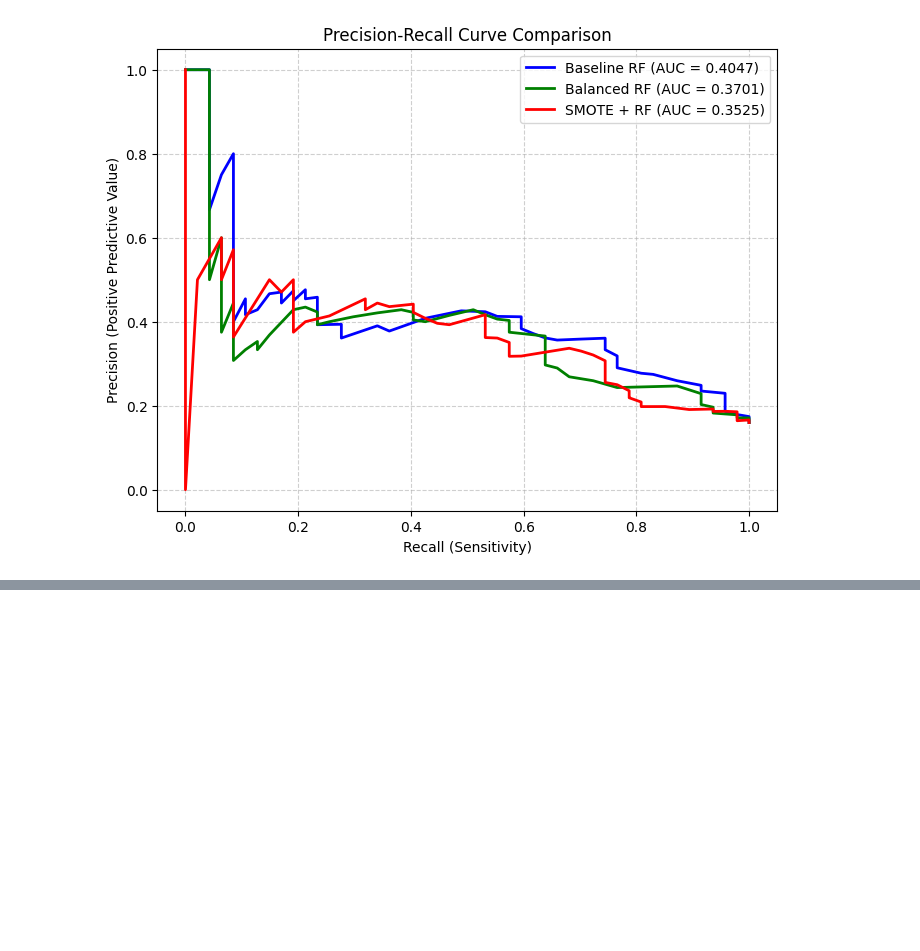
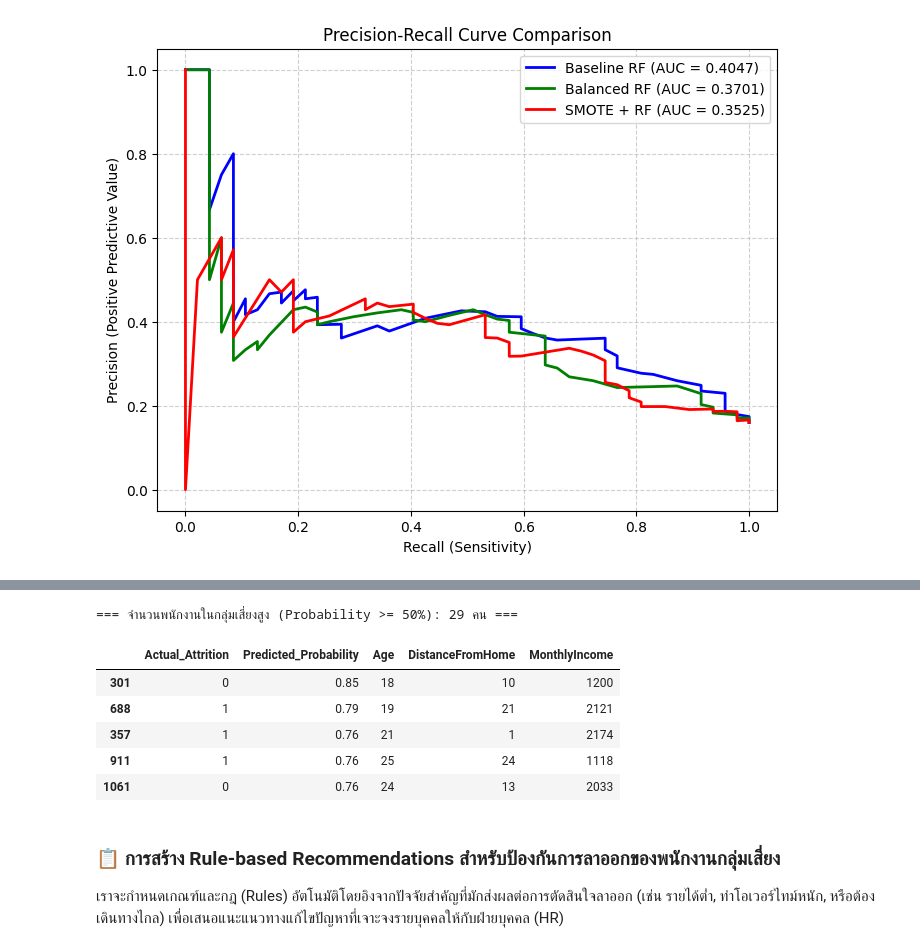
Before and after one commit to rtmyy/master-is-project, a Jupyter notebook: kaggle_dataset.ipynb, the cells around one changed output, grey strips where cells are left out. Cells and saved outputs as stored; diff of their text form; code cells hidden in the pictures; blank space fills up the shorter version.

```diff
--- a/kaggle_dataset.ipynb
+++ b/kaggle_dataset.ipynb
@@ -311,0 +375,24 @@ plt.show()
+# %%
+# 1. สร้าง DataFrame เพื่อวิเคราะห์ผลการทำนายรายบุคคลบน Test Set
+test_analysis_df = X_test.copy()
+test_analysis_df['Actual_Attrition'] = y_test
+test_analysis_df['Predicted_Probability'] = y_probs_smote
+test_analysis_df['Predicted_Attrition'] = y_pred_smote
+
+# 2. คัดเลือกกลุ่มพนักงานที่มีความเสี่ยงสูง (High Risk Employees)
+high_risk_employees = test_analysis_df[test_analysis_df['Predicted_Probability'] >= 0.5].sort_values(by='Predicted_Probability', ascending=False)
+
+print(f"=== จำนวนพนักงานในกลุ่มเสี่ยงสูง (Probability >= 50%): {high_risk_employees.shape[0]} คน ===")
+# แสดงตัวอย่างพนักงานที่โมเดลระบุว่าเสี่ยงลาออกมากที่สุด 5 อันดับแรก
+display(high_risk_employees[['Actual_Attrition', 'Predicted_Probability', 'Age', 'DistanceFromHome', 'MonthlyIncome']].head())
+# %% [output]
+=== จำนวนพนักงานในกลุ่มเสี่ยงสูง (Probability >= 50%): 29 คน ===
+|  | Actual_Attrition | Predicted_Probability | Age | DistanceFromHome | MonthlyIncome |
+| 301 | 0 | 0.85 | 18 | 10 | 1200 |
+| 688 | 1 | 0.79 | 19 | 21 | 2121 |
+| 357 | 1 | 0.76 | 21 | 1 | 2174 |
+| 911 | 1 | 0.76 | 25 | 24 | 1118 |
+| 1061 | 0 | 0.76 | 24 | 13 | 2033 |
+# %% [markdown]
+### 📋 การสร้าง Rule-based Recommendations สำหรับป้องกันการลาออกของพนักงานกลุ่มเสี่ยง
+เราจะกำหนดเกณฑ์และกฎ (Rules) อัตโนมัติโดยอิงจากปัจจัยสำคัญที่มักส่งผลต่อการตัดสินใจลาออก (เช่น รายได้ต่ำ, ทำโอเวอร์ไทม์หนัก, หรือต้องเดินทางไกล) เพื่อเสนอแนะแนวทางแก้ไขปัญหาที่เจาะจงรายบุคคลให้กับฝ่ายบุคคล (HR)
```
Also changed, not shown: parts of 8 cells of this notebook.
